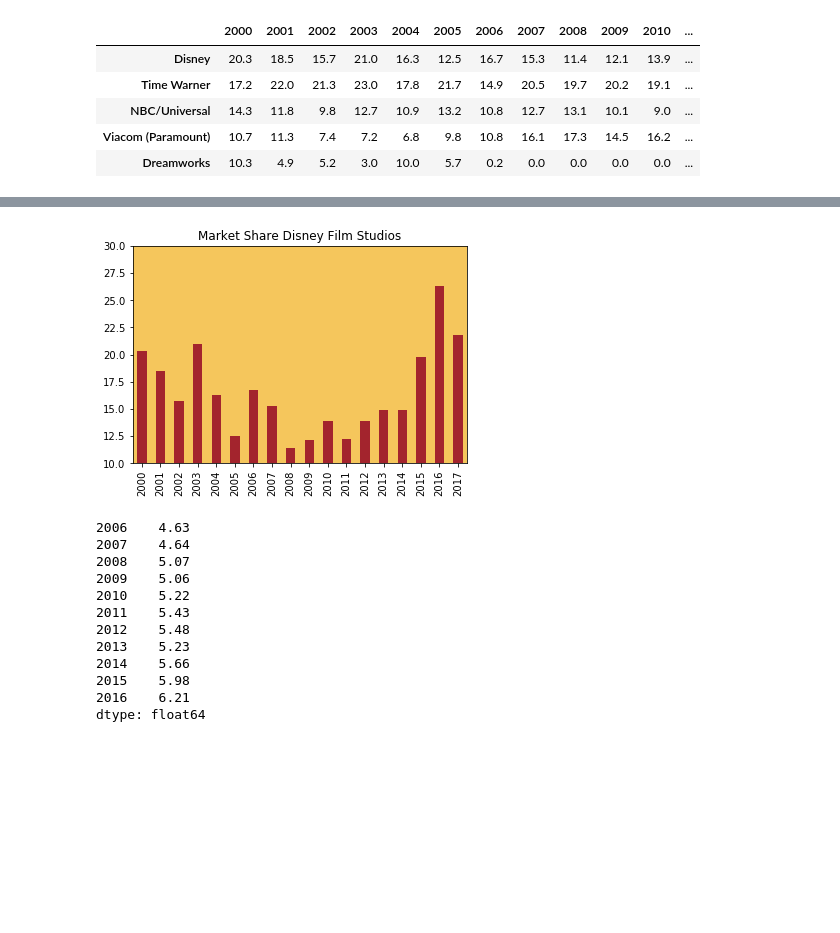
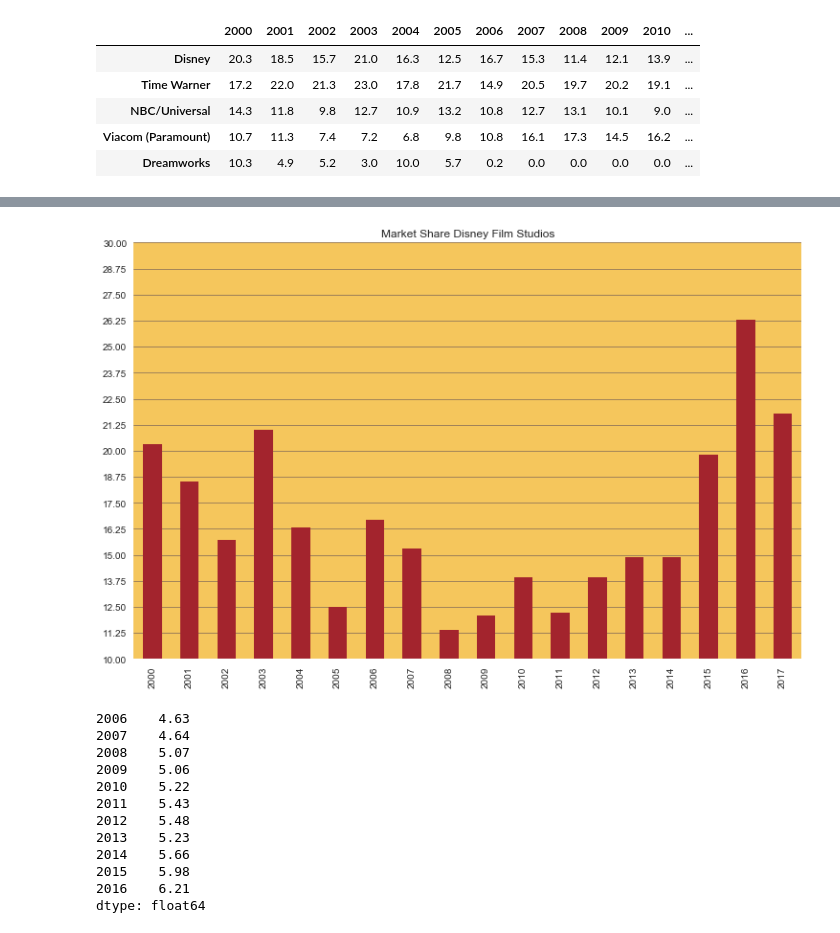
Before and after one commit to RobertHamberg/zooi, a Jupyter notebook: WDC.ipynb, the cells around one changed output, grey strips where cells are left out. Cells and saved outputs as stored; diff of their text form; code cells hidden in the pictures; blank space fills up the shorter version.

```diff
--- a/WDC.ipynb
+++ b/WDC.ipynb
@@ -25,0 +45,3 @@ stock_data_WDC['Close'].plot(title='Disney')
+# %%
+plt.style.use('seaborn')
+stock_data_WDC['Close'].plot(title='Disney')
@@ -64,11 +118,14 @@ axes.set_facecolor('#00626F')
 # %%
 fs_plot = pd.read_excel(open('film studios market shares.xlsx','rb'), sheetname='plot', parse_cols=[0,1])
-fs_plot.plot(kind='bar', legend=False, color='#A3242D',title='Market Share Disney Film Studios')
+fs_plot.plot(kind='bar', legend=False, color='#A3242D',title='Market Share Disney Film Studios', figsize=(12.5,8))
 axes = plt.gca()
 axes.set_ylim([10,30])
 axes.set_facecolor('#F5C65C')
+axes.grid(axis='y', color='#232055', alpha=0.5, lw=0.8)
+axes.grid(b=False, axis='x')
+axes.yaxis.set_major_locator(plt.MultipleLocator(1.25))
 # %% [output]
-[figure, old version]
+[figure, new version]
 # %%
 def f(x):
     return x/100
```
Also changed, not shown: parts of 15 cells of this notebook.
